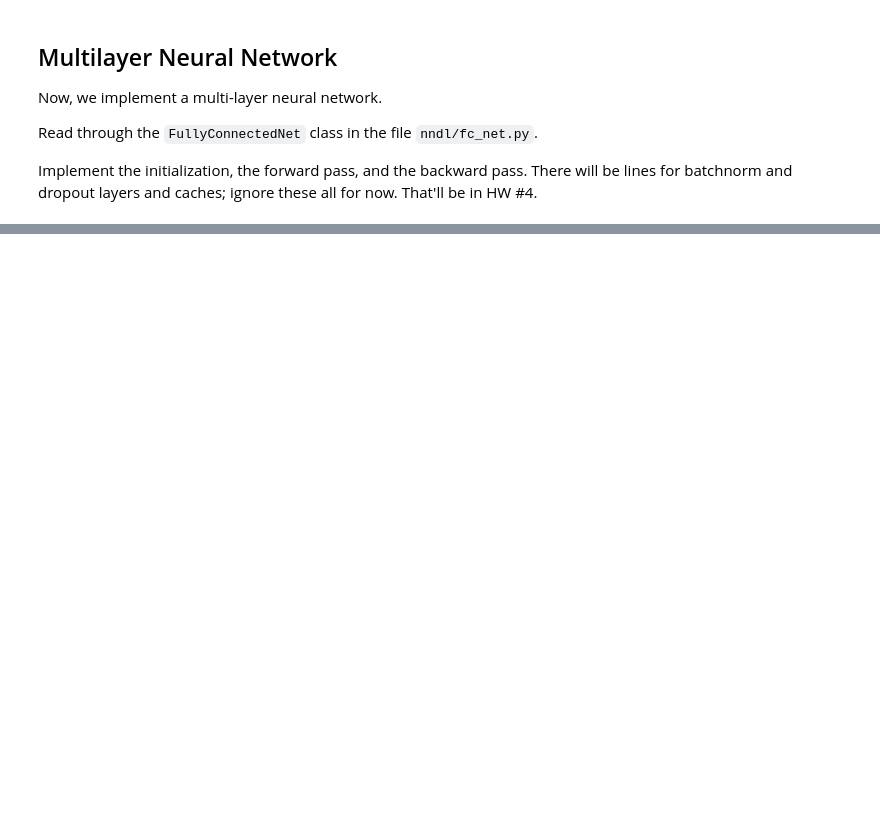
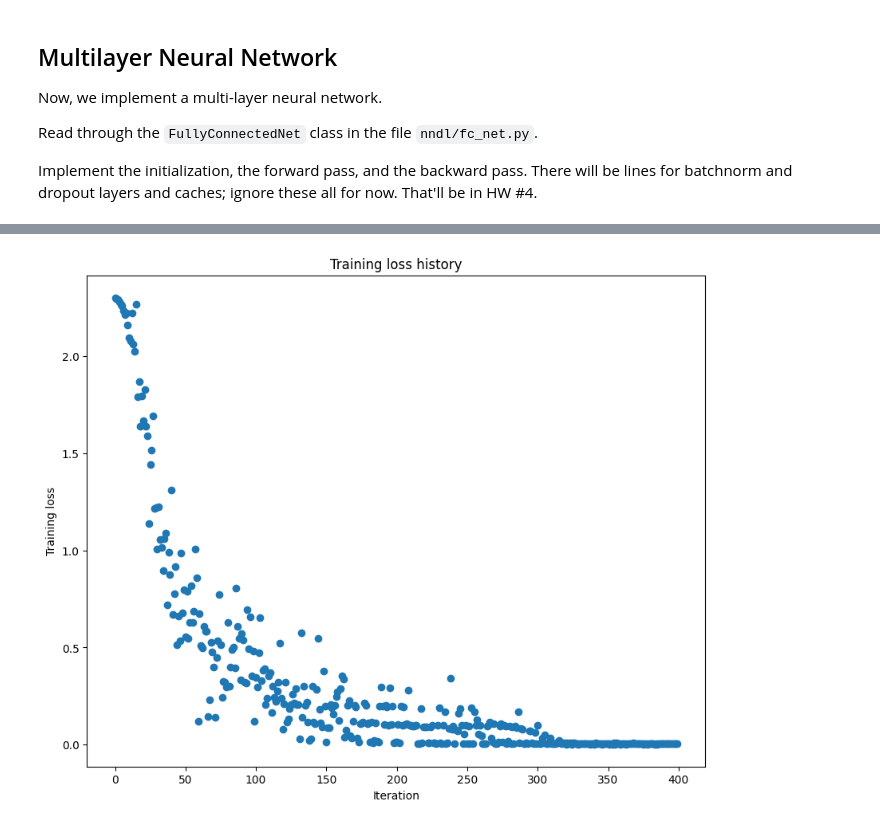
Before and after one commit to asmik12/ECE_C147_DLNN, a Jupyter notebook: HW3_code/code_student_version/FC_nets.ipynb, the cells around one changed output, grey strips where cells are left out. Saved outputs shown, nothing was run; the diff lists cells and outputs as text; code cells hidden in the pictures; blank space fills up the shorter version.

```diff
--- a/HW3_code/code_student_version/FC_nets.ipynb
+++ b/HW3_code/code_student_version/FC_nets.ipynb
@@ -424,22 +434,24 @@ small_data = {
 #### !!!!!!
 # Play around with the weight_scale and learning_rate so that you can overfit a small dataset.
 # Your training accuracy should be 1.0 to receive full credit on this part.
-weight_scale = 1e-2
-learning_rate = 1e-4
+weight_scale = 1e-3
+learning_rate = 1e-3
 
 model = FullyConnectedNet([100, 100],
               weight_scale=weight_scale, dtype=np.float64)
 solver = Solver(model, small_data,
-                print_every=10, num_epochs=20, batch_size=25,
+                print_every=10, num_epochs=200, batch_size=25,
                 update_rule='sgd',
                 optim_config={
                   'learning_rate': learning_rate,
                 }
          )
+print(learning_rate)
+print(weight_scale)
 solver.train()
-
 plt.plot(solver.loss_history, 'o')
 plt.title('Training loss history')
 plt.xlabel('Iteration')
 plt.ylabel('Training loss')
 plt.show()
+# %% [output]
@@ -445,0 +475 @@ plt.show()
+[figure, added]
```
Also changed, not shown: parts of 9 cells of this notebook, 1 other file.
